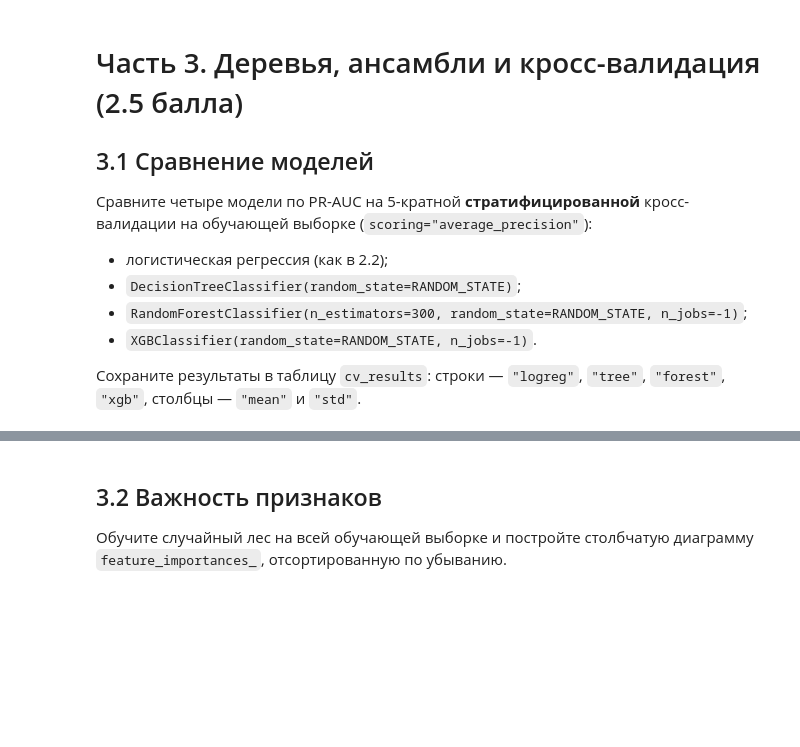
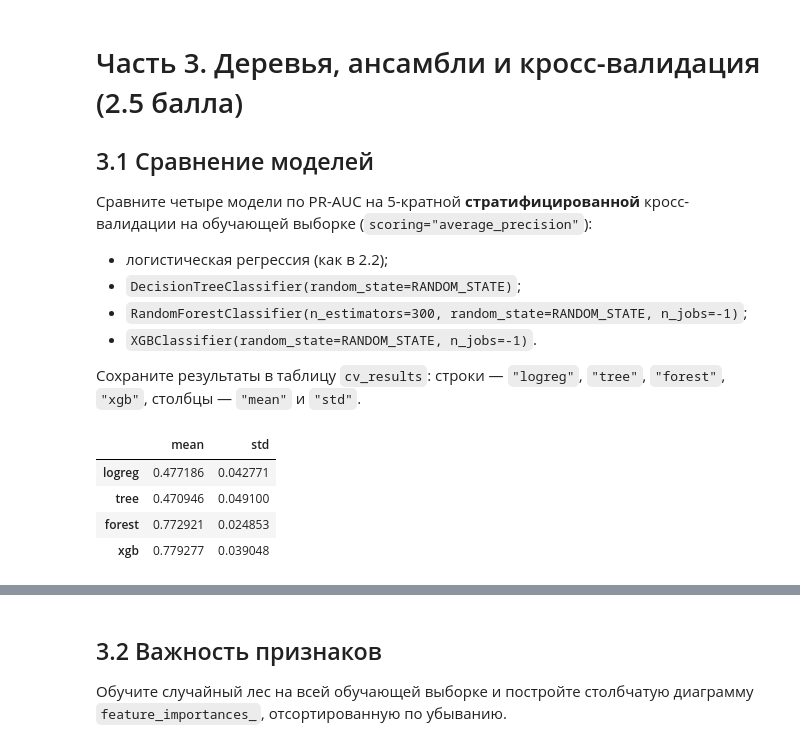
Before and after one commit to imstuckwifi/firs_site, a Jupyter notebook: Seminar_2_HW.ipynb, the cells around one changed output, grey strips where cells are left out. Saved outputs shown, nothing was run; the diff lists cells and outputs as text; code cells hidden in the pictures; blank space fills up the shorter version.

```diff
--- a/Seminar_2_HW.ipynb
+++ b/Seminar_2_HW.ipynb
@@ -364,3 +455,57 @@ cv_results
+# %%
+cv = StratifiedKFold(
+    n_splits=5,
+    shuffle=True,
+    random_state=RANDOM_STATE
+)
+
+models = {
+    "logreg": make_pipeline(
+        StandardScaler(),
+        LogisticRegression(max_iter=1000)
+    ),
+    "tree": DecisionTreeClassifier(
+        random_state=RANDOM_STATE
+    ),
+    "forest": RandomForestClassifier(
+        n_estimators=300,
+        random_state=RANDOM_STATE,
+        n_jobs=-1
+    ),
+    "xgb": XGBClassifier(
+        random_state=RANDOM_STATE,
+        n_jobs=-1,
+        eval_metric="logloss"
+    )
+}
+
+cv_rows = {}
+
+for name, model in models.items():
+    scores = cross_val_score(
+        model,
+        X_train,
+        y_train,
+        cv=cv,
+        scoring="average_precision"
+    )
+
+    cv_rows[name] = {
+        "mean": scores.mean(),
+        "std": scores.std()
+    }
+
+cv_results = pd.DataFrame.from_dict(
+    cv_rows, orient="index"
+)
+
+cv_results
+# %% [output]
+|  | mean | std |
+| logreg | 0.477186 | 0.042771 |
+| tree | 0.470946 | 0.049100 |
+| forest | 0.772921 | 0.024853 |
+| xgb | 0.779277 | 0.039048 |
 # %%
 # Проверка (не изменяйте)
 assert set(cv_results.index) == {"logreg", "tree", "forest", "xgb"}
```
Also changed, not shown: parts of 28 cells of this notebook.
